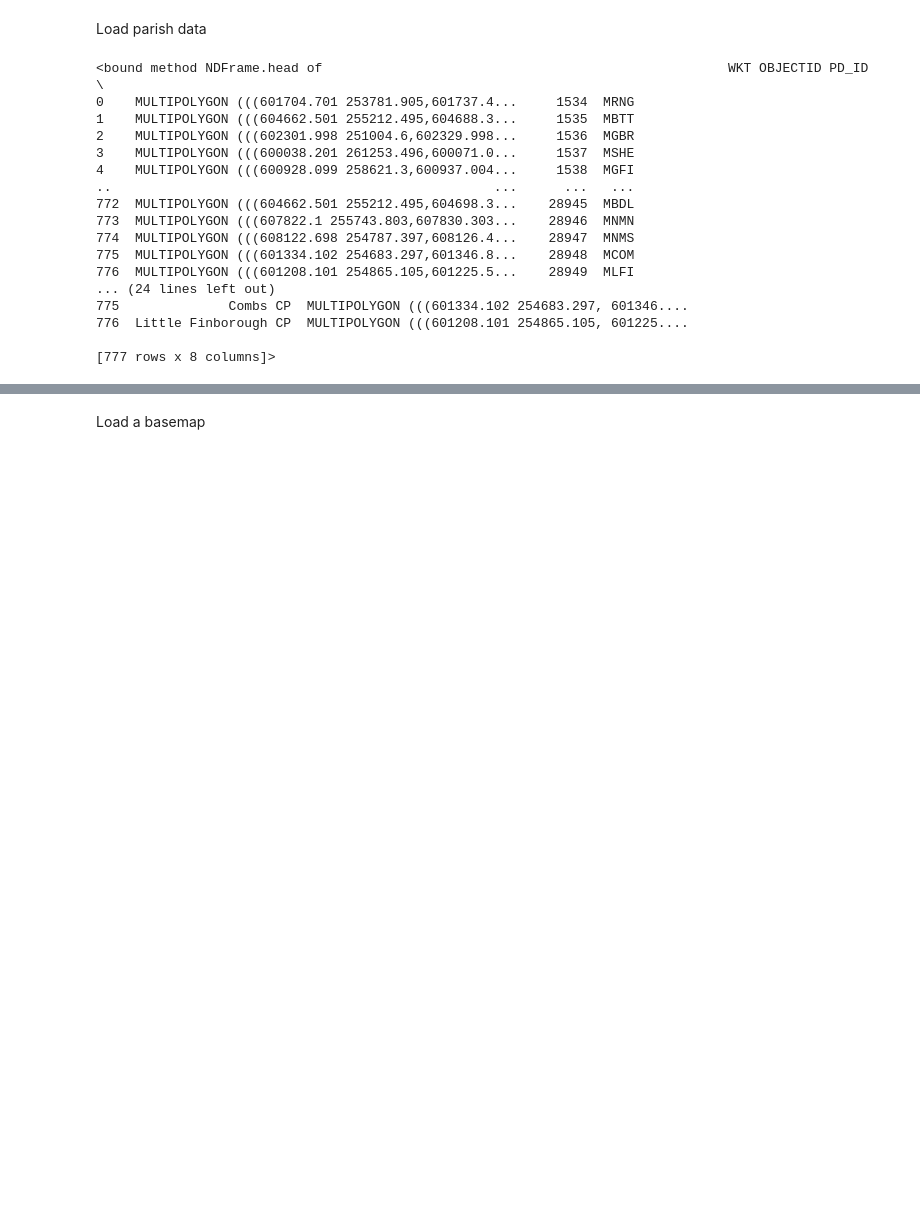
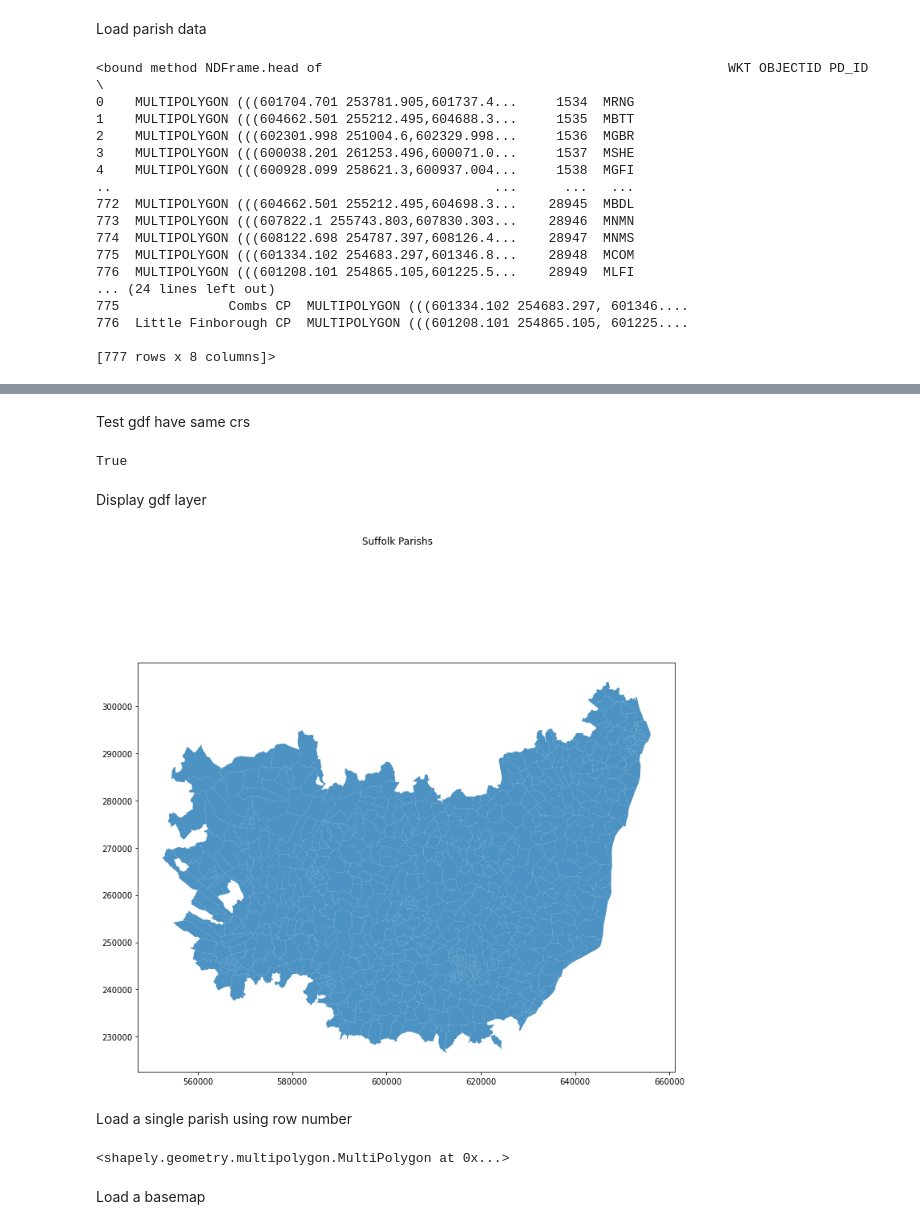
Before and after one commit to GregMcS/egm722CrimeProj, a Jupyter notebook: jupyter-notebook.ipynb, the cells around one changed output, grey strips where cells are left out. Cells and saved outputs as stored; diff of their text form; code cells hidden in the pictures; blank space fills up the shorter version.

```diff
--- a/jupyter-notebook.ipynb
+++ b/jupyter-notebook.ipynb
@@ -36,9 +38,9 @@ df.head
 # %% [markdown]
 Load parish data
 # %%
-gdf = gpd.read_file('C:/GIS_Course/EGM_722_Programming_for_GIS/ProjectData/parishBound.csv') #csv with wkt for parish boundaries
-gdf.crs = 'epsg:27700'
-gdf.head
+parish = pd.read_file('C:/GIS_Course/EGM_722_Programming_for_GIS/ProjectData/parishBound.csv') #csv with wkt for parish boundaries
+parish.crs = 'epsg:27700'
+parish.head
 # %% [output]
 <bound method NDFrame.head of                                                    WKT OBJECTID PD_ID  \
 0    MULTIPOLYGON (((601704.701 253781.905,601737.4...     1534  MRNG
@@ -60,3 +87,25 @@ gdf.head
+# %% [markdown]
+Test gdf have same crs
+# %%
+print(crime.crs == parish.crs)
+# %% [output]
+True
+# %% [markdown]
+Display gdf layer
+# %%
+f, ax = plt.subplots(1, figsize=(12, 12))
+ax = gdf.plot(axes=ax, alpha=0.8) #adjust alpha value to change colour intensity
+#ax.set_axis_off()  #uncomment this line to remove national grid numbers
+f.suptitle('Suffolk Parishs')
+plt.show()
+# %% [output]
+[figure, added]
+# %% [markdown]
+Load a single parish using row number
+# %%
+gdf.loc[0, 'geometry'] #adjust number to select parish
+# %% [output]
+<shapely.geometry.multipolygon.MultiPolygon at 0x...>
 # %% [markdown]
 Load a basemap
 # %%
```
Also changed, not shown: parts of 8 cells of this notebook.
